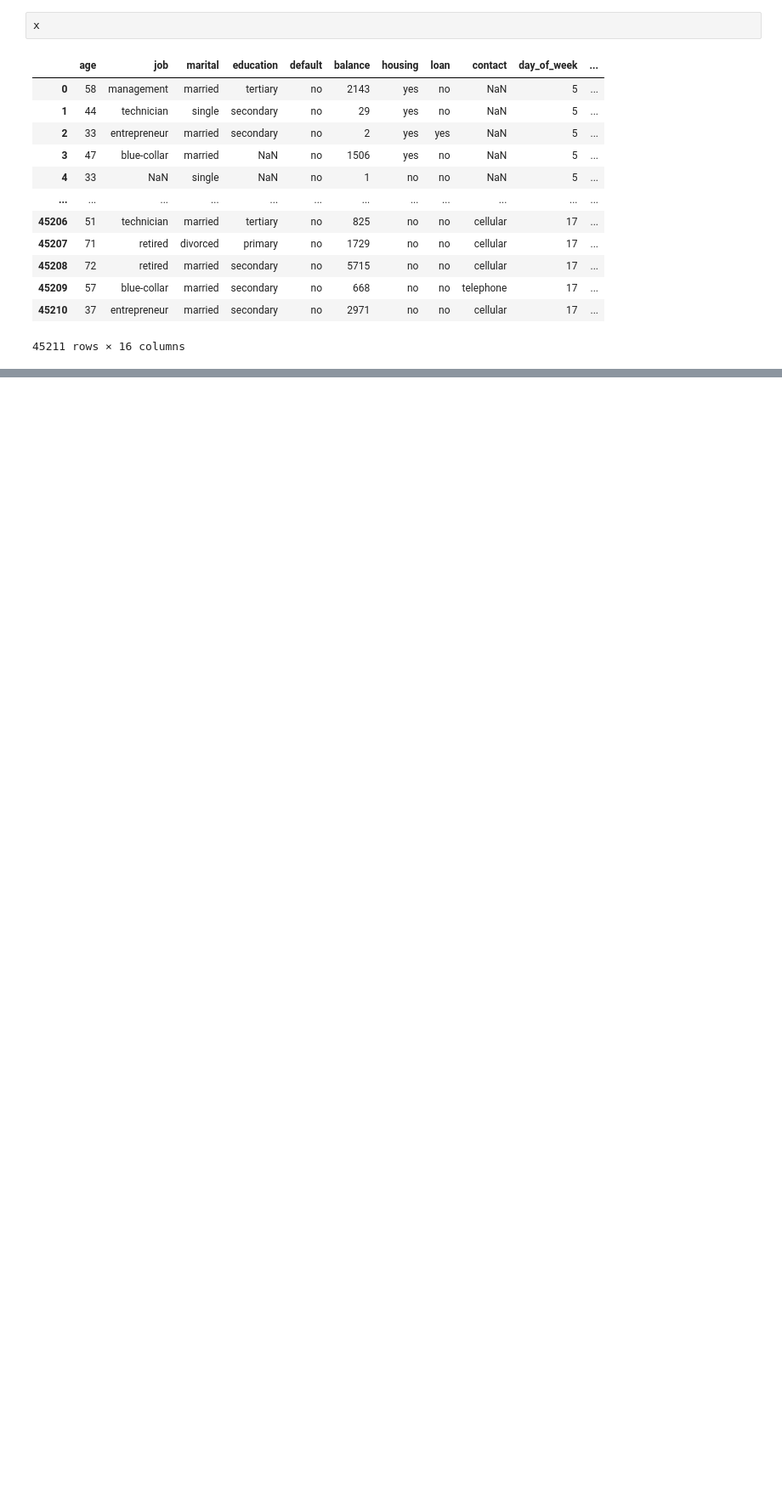
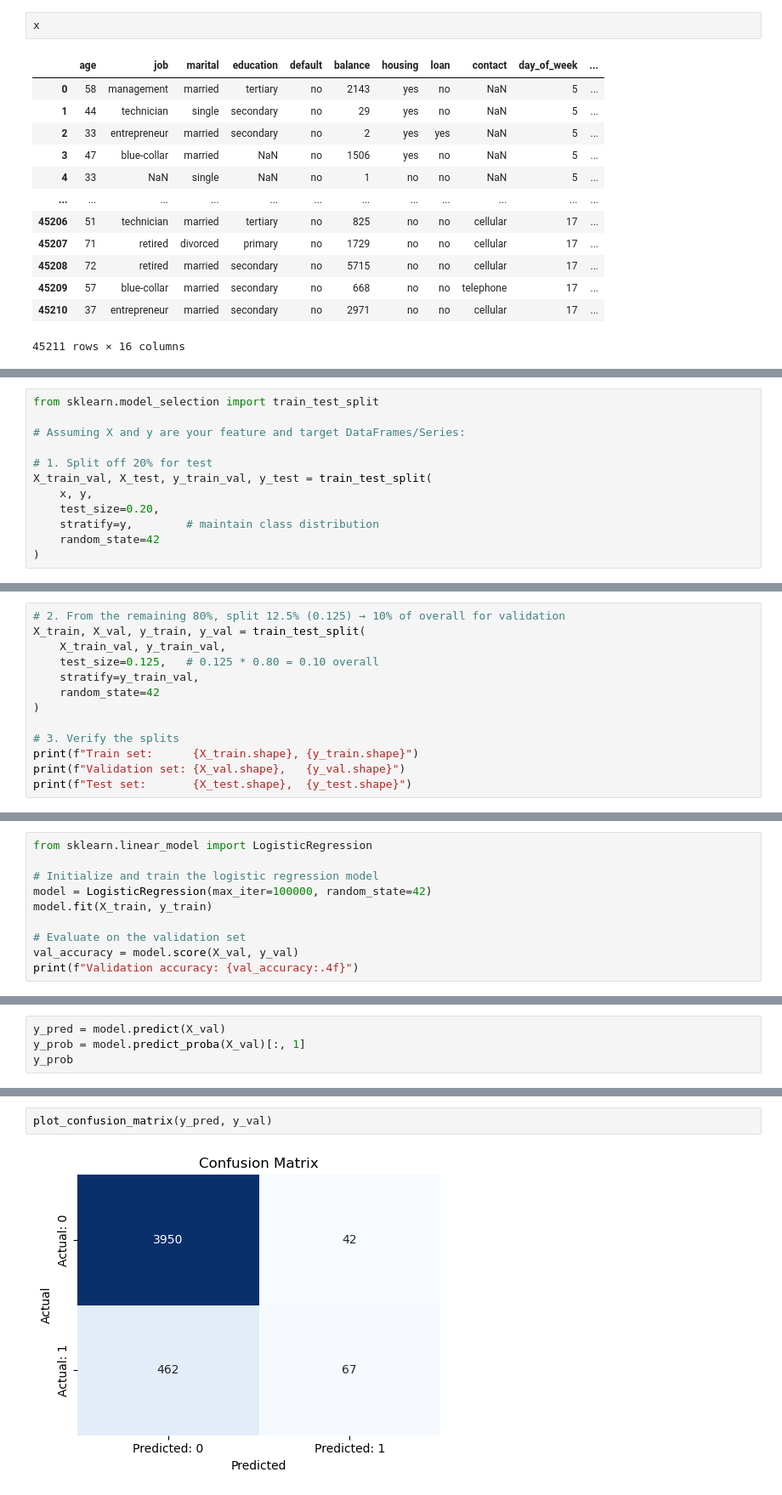
Before and after one commit to jmanwillz/ACML-Project, a Jupyter notebook: logreg/logreg.ipynb, the cells around one changed output, grey strips where cells are left out. Shown at 85% size. Cells and saved outputs as stored; diff of their text form; blank space fills up the shorter version.

Commit message:
add basic model training & data prep

```diff
--- a/logreg/logreg.ipynb
+++ b/logreg/logreg.ipynb
@@ -89,0 +273,12 @@ x
+# %%
+from sklearn.model_selection import train_test_split
+
+# Assuming X and y are your feature and target DataFrames/Series:
+
+# 1. Split off 20% for test
+X_train_val, X_test, y_train_val, y_test = train_test_split(
+    x, y,
+    test_size=0.20,
+    stratify=y,        # maintain class distribution
+    random_state=42
+)
@@ -89,0 +297,13 @@ x
+# %%
+# 2. From the remaining 80%, split 12.5% (0.125) → 10% of overall for validation
+X_train, X_val, y_train, y_val = train_test_split(
+    X_train_val, y_train_val,
+    test_size=0.125,   # 0.125 * 0.80 = 0.10 overall
+    stratify=y_train_val,
+    random_state=42
+)
+
+# 3. Verify the splits
+print(f"Train set:      {X_train.shape}, {y_train.shape}")
+print(f"Validation set: {X_val.shape},   {y_val.shape}")
+print(f"Test set:       {X_test.shape},  {y_test.shape}")
@@ -89,0 +314,10 @@ x
+# %%
+from sklearn.linear_model import LogisticRegression
+
+# Initialize and train the logistic regression model
+model = LogisticRegression(max_iter=100000, random_state=42)
+model.fit(X_train, y_train)
+
+# Evaluate on the validation set
+val_accuracy = model.score(X_val, y_val)
+print(f"Validation accuracy: {val_accuracy:.4f}")
@@ -89,0 +391,4 @@ x
+# %%
+y_pred = model.predict(X_val)
+y_prob = model.predict_proba(X_val)[:, 1]
+y_prob
@@ -89,0 +398,4 @@ x
+# %%
+plot_confusion_matrix(y_pred, y_val)
+# %% [output]
+[figure, added]
```
Also changed, not shown: parts of 21 cells of this notebook.
